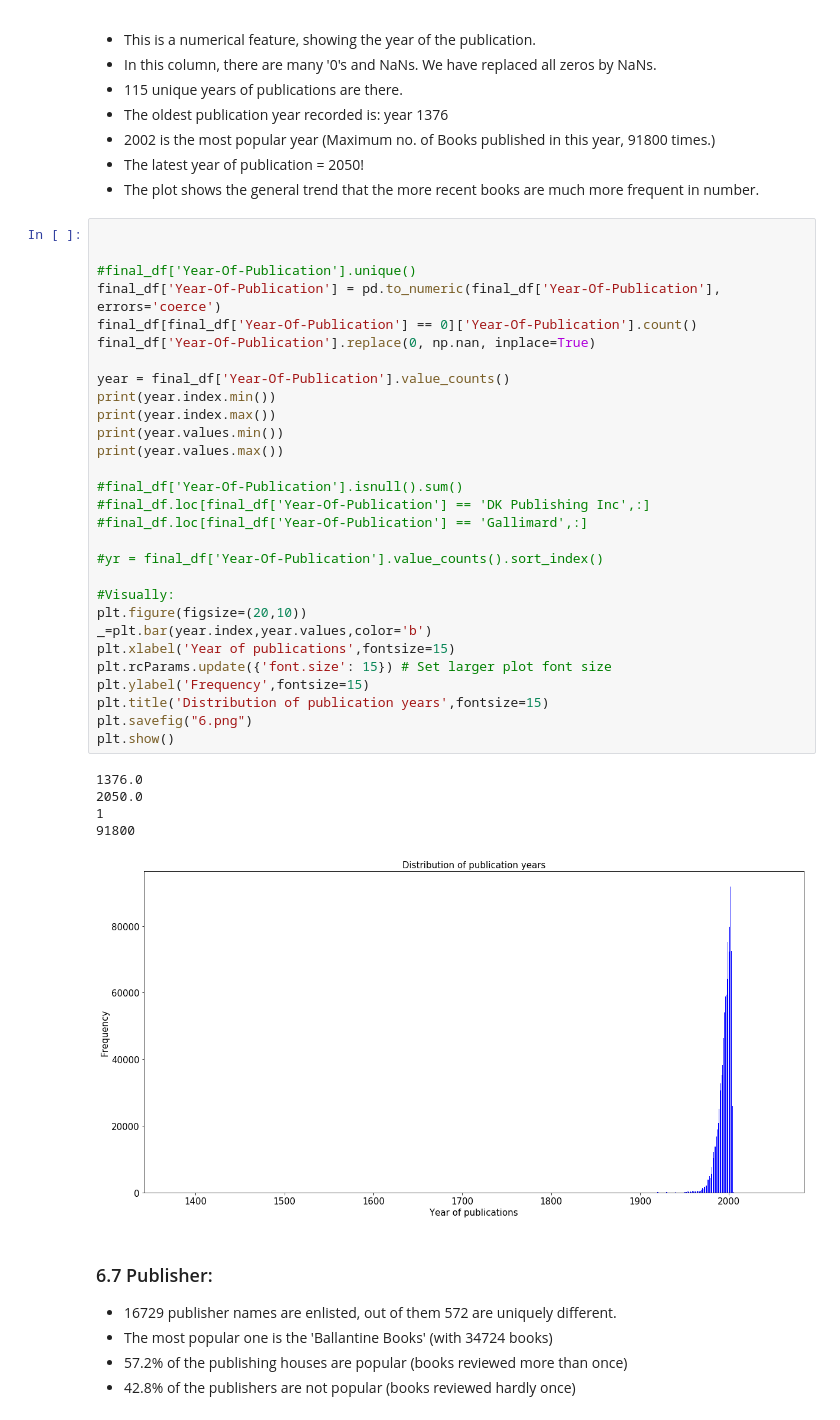
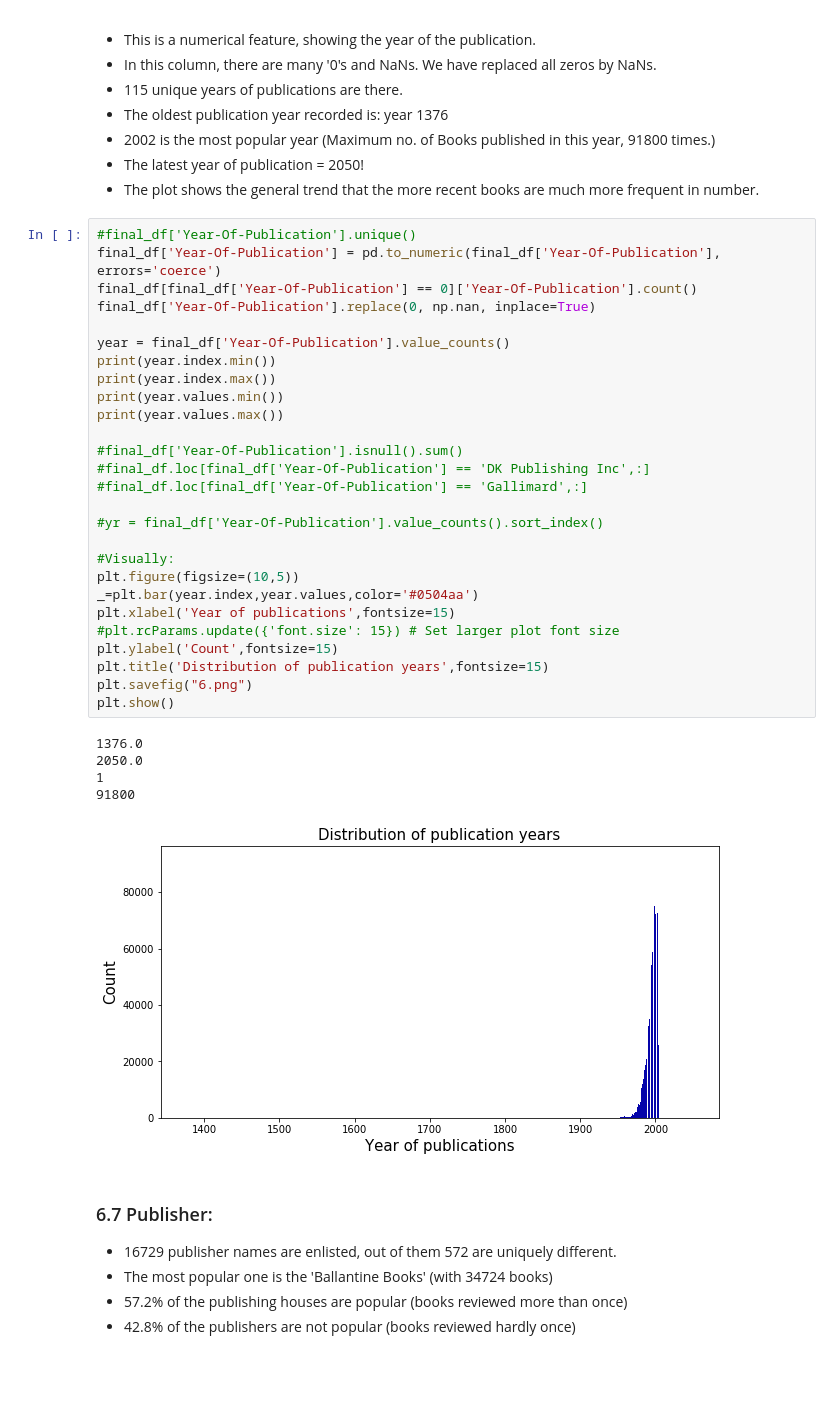
Before and after one commit to debisree/Springboard-Data-Science-Career-Track, a Jupyter notebook: Capstone_2_Book_Recommending_System/books_eda.ipynb, the cells around one changed output. Drawn from its saved outputs; the diff is of its cells as text; blank space fills up the shorter version.

```diff
--- a/Capstone_2_Book_Recommending_System/books_eda.ipynb
+++ b/Capstone_2_Book_Recommending_System/books_eda.ipynb
@@ -585,40 +585,38 @@ Name: Book-Author, dtype: int64
 * The latest year of publication = 2050!
 * The plot shows the general trend that the more recent books are much more frequent in number.
 # %%
-
-
 #final_df['Year-Of-Publication'].unique()
 final_df['Year-Of-Publication'] = pd.to_numeric(final_df['Year-Of-Publication'], errors='coerce')
 final_df[final_df['Year-Of-Publication'] == 0]['Year-Of-Publication'].count()
 final_df['Year-Of-Publication'].replace(0, np.nan, inplace=True)
 
 year = final_df['Year-Of-Publication'].value_counts()
 print(year.index.min())
 print(year.index.max())
 print(year.values.min())
 print(year.values.max())
 
 #final_df['Year-Of-Publication'].isnull().sum()
 #final_df.loc[final_df['Year-Of-Publication'] == 'DK Publishing Inc',:]
 #final_df.loc[final_df['Year-Of-Publication'] == 'Gallimard',:]
 
 #yr = final_df['Year-Of-Publication'].value_counts().sort_index()
 
 #Visually:
-plt.figure(figsize=(20,10))
-_=plt.bar(year.index,year.values,color='b')
+plt.figure(figsize=(10,5))
+_=plt.bar(year.index,year.values,color='#0504aa')
 plt.xlabel('Year of publications',fontsize=15)
-plt.rcParams.update({'font.size': 15}) # Set larger plot font size
-plt.ylabel('Frequency',fontsize=15)
+#plt.rcParams.update({'font.size': 15}) # Set larger plot font size
+plt.ylabel('Count',fontsize=15)
 plt.title('Distribution of publication years',fontsize=15)
 plt.savefig("6.png")
 plt.show()
 # %% [output]
 1376.0
 2050.0
 1
 91800
-[figure, old version]
+[figure, new version]
 # %% [markdown]
 ### 6.7 Publisher:
 
```
Also changed, not shown: parts of 11 cells of this notebook.
